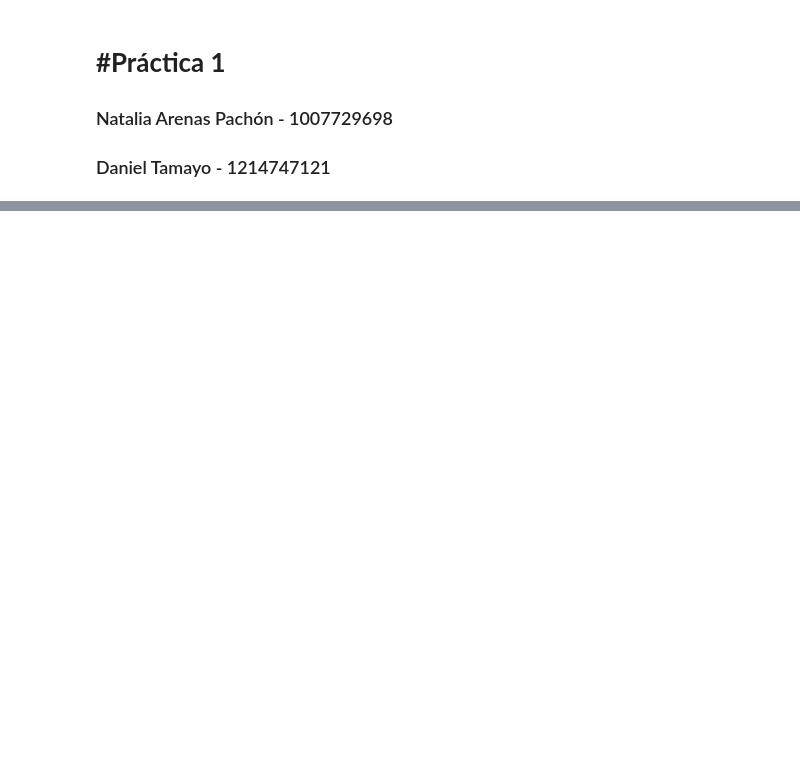
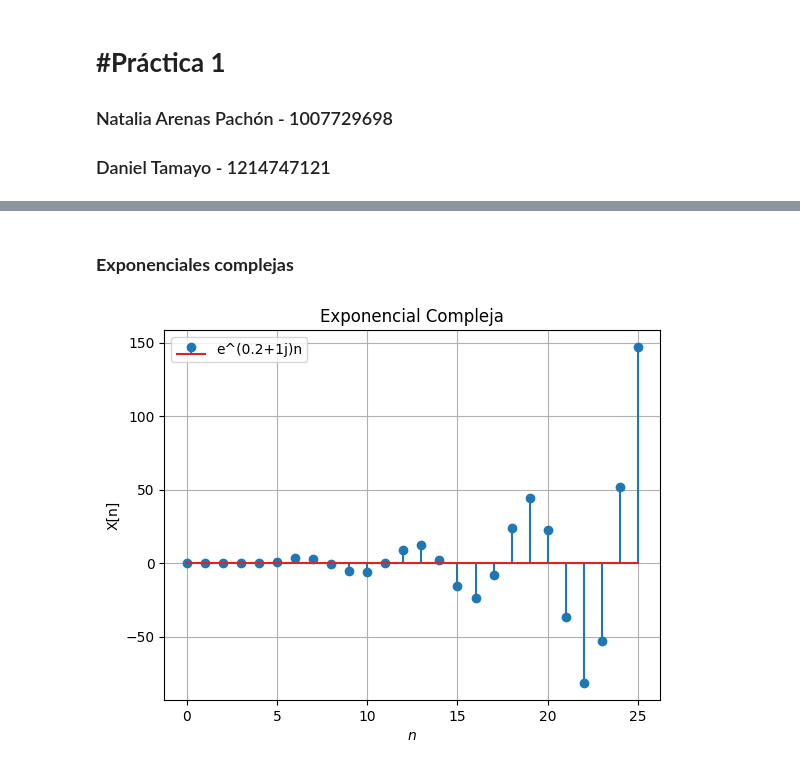
Before and after one commit to NataliaArenasP20/LaboratorioBiosenales, a Jupyter notebook: Practica_2/P2_NataliaArenas_DanielTamayo.ipynb, the cells around one changed output, grey strips where cells are left out. Saved outputs shown, nothing was run; the diff lists cells and outputs as text; code cells hidden in the pictures; blank space fills up the shorter version.

```diff
--- a/Practica_2/P2_NataliaArenas_DanielTamayo.ipynb
+++ b/Practica_2/P2_NataliaArenas_DanielTamayo.ipynb
@@ -190,0 +65,21 @@ array([  0,   1,   2,   3,   4,   5,   6,   7,   8,   9,  10,  11,  12,
+# %% [markdown]
+### **Exponenciales complejas**
+# %%
+def exponcencial(n0,n1,n2,img):
+  n = np.arange(n1,n2+1) #Se crea el vector de muestras
+  u = (n-n0) >= 0  # Escalón unitario
+  #x = np.e**(n-n0) * u
+  x = np.exp(img*n) * u
+
+  return[x,n]
+
+I = 0.2 + 1j
+x,n=exponcencial(5,0,25,I)
+plt.stem(n,x, label='e^'+str(I)+'n')
+plt.xlabel('$n$')
+plt.title('Exponencial Compleja')
+plt.legend()
+plt.ylabel('X[n]')
+plt.grid()
+# %% [output]
+[figure, added]
```
Also changed, not shown: parts of 48 cells of this notebook.
